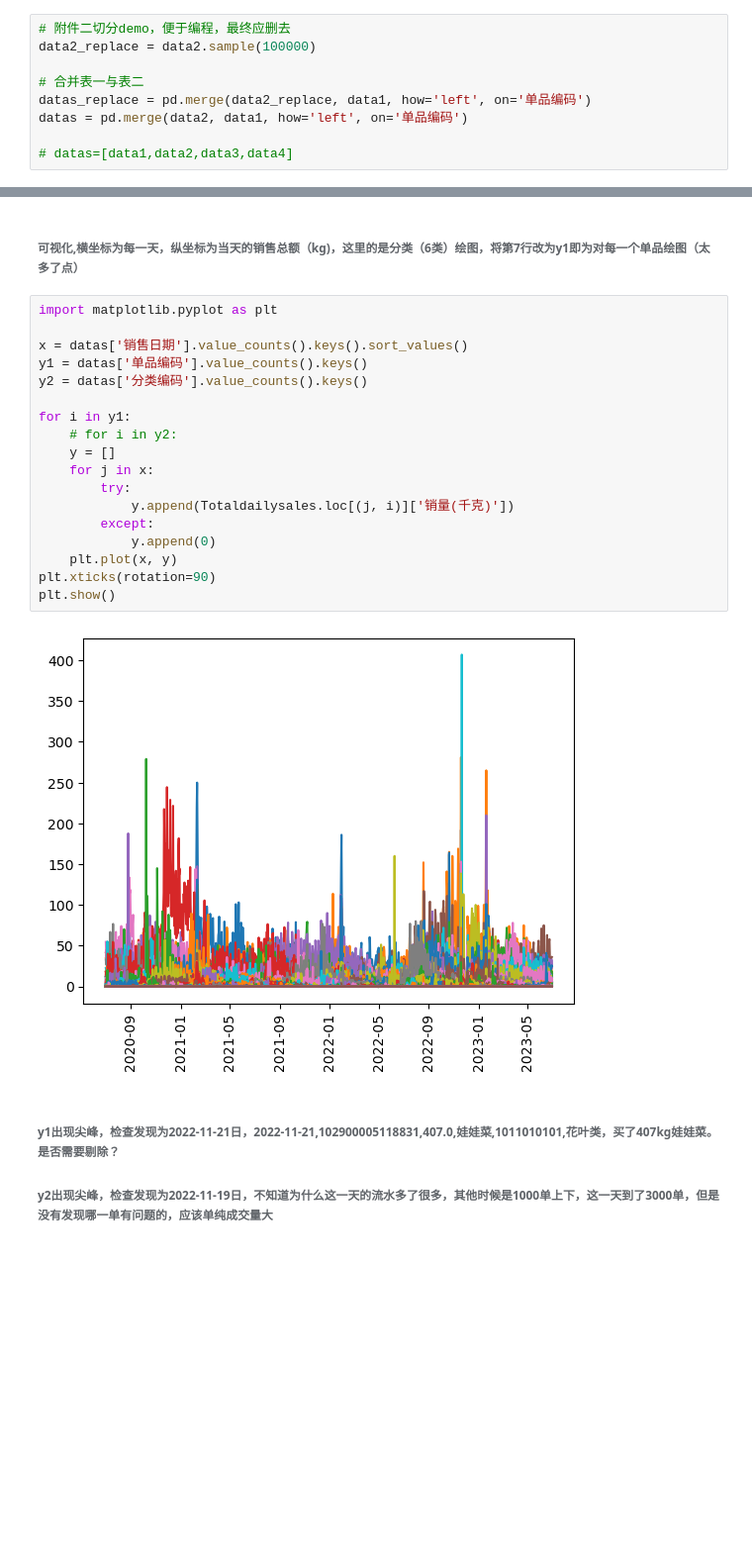
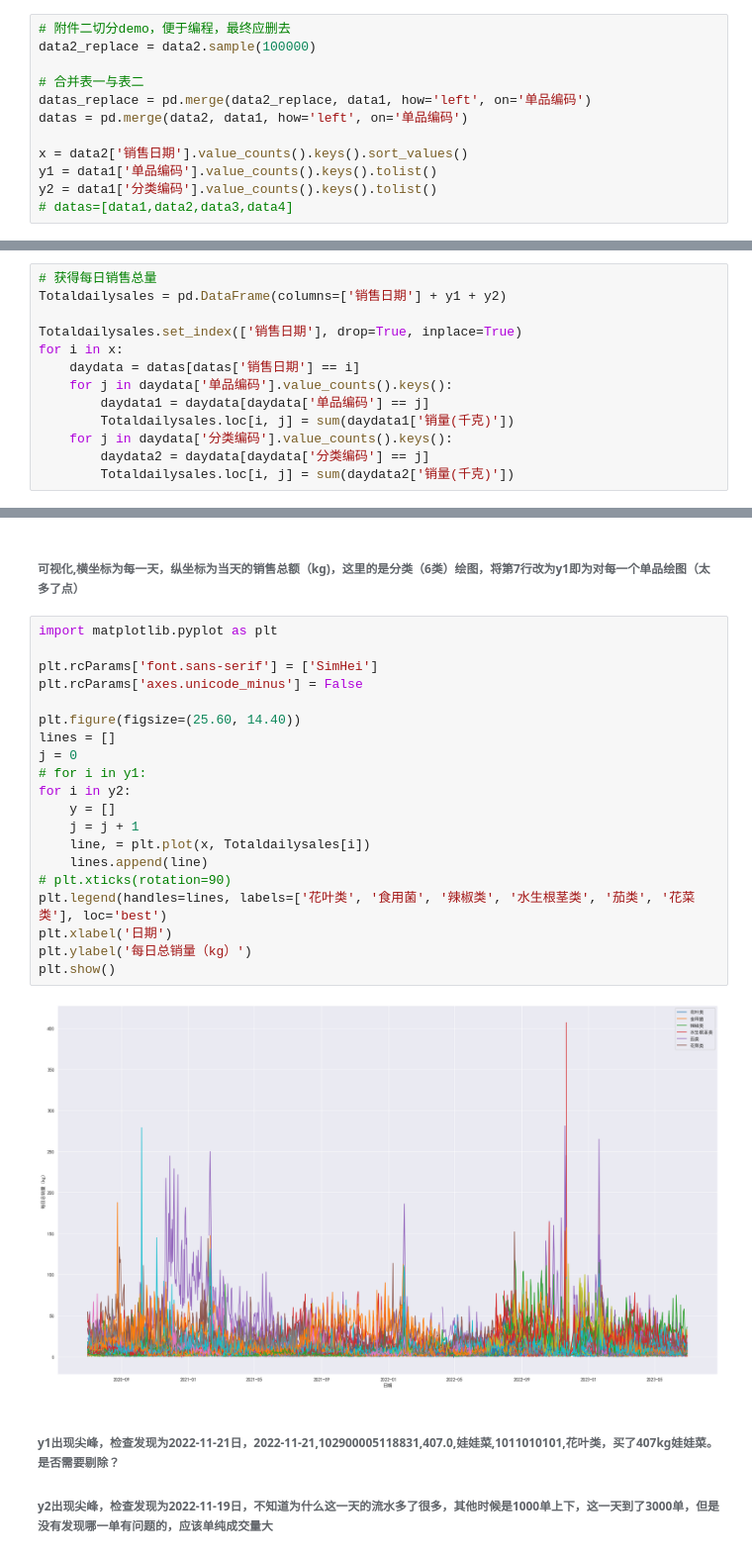
Before and after one commit to morse-fong/workspace, a Jupyter notebook: main.ipynb, the cells around one changed output, grey strips where cells are left out. Shown at 99% size. Saved outputs shown, nothing was run; the diff lists cells and outputs as text; blank space fills up the shorter version.

```diff
--- a/main.ipynb
+++ b/main.ipynb
@@ -19,5 +51,8 @@ data2_replace = data2.sample(100000)
 datas_replace = pd.merge(data2_replace, data1, how='left', on='单品编码')
 datas = pd.merge(data2, data1, how='left', on='单品编码')
 
+x = data2['销售日期'].value_counts().keys().sort_values()
+y1 = data1['单品编码'].value_counts().keys().tolist()
+y2 = data1['分类编码'].value_counts().keys().tolist()
 # datas=[data1,data2,data3,data4]
 # %% [markdown]
@@ -59,0 +103,13 @@ for i in datas_replace['销售日期'].value_counts().keys():
+# %%
+# 获得每日销售总量
+Totaldailysales = pd.DataFrame(columns=['销售日期'] + y1 + y2)
+
+Totaldailysales.set_index(['销售日期'], drop=True, inplace=True)
+for i in x:
+    daydata = datas[datas['销售日期'] == i]
+    for j in daydata['单品编码'].value_counts().keys():
+        daydata1 = daydata[daydata['单品编码'] == j]
+        Totaldailysales.loc[i, j] = sum(daydata1['销量(千克)'])
+    for j in daydata['分类编码'].value_counts().keys():
+        daydata2 = daydata[daydata['分类编码'] == j]
+        Totaldailysales.loc[i, j] = sum(daydata2['销量(千克)'])
@@ -62,23 +135,25 @@ for i in datas_replace['销售日期'].value_counts().keys():
 # %%
 import matplotlib.pyplot as plt
 
-x = datas['销售日期'].value_counts().keys().sort_values()
-y1 = datas['单品编码'].value_counts().keys()
-y2 = datas['分类编码'].value_counts().keys()
+plt.rcParams['font.sans-serif'] = ['SimHei']
+plt.rcParams['axes.unicode_minus'] = False
 
-for i in y1:
-    # for i in y2:
+plt.figure(figsize=(25.60, 14.40))
+lines = []
+j = 0
+# for i in y1:
+for i in y2:
     y = []
-    for j in x:
-        try:
-            y.append(Totaldailysales.loc[(j, i)]['销量(千克)'])
-        except:
-            y.append(0)
-    plt.plot(x, y)
-plt.xticks(rotation=90)
+    j = j + 1
+    line, = plt.plot(x, Totaldailysales[i])
+    lines.append(line)
+# plt.xticks(rotation=90)
+plt.legend(handles=lines, labels=['花叶类', '食用菌', '辣椒类', '水生根茎类', '茄类', '花菜类'], loc='best')
+plt.xlabel('日期')
+plt.ylabel('每日总销量（kg）')
 plt.show()
 # %% [output]
-[figure, old version]
+[figure, new version]
 # %% [markdown]
 ###### y1出现尖峰，检查发现为2022-11-21日，2022-11-21,102900005118831,407.0,娃娃菜,1011010101,花叶类，买了407kg娃娃菜。是否需要剔除？
 
```
Also changed, not shown: parts of 23 cells of this notebook.
